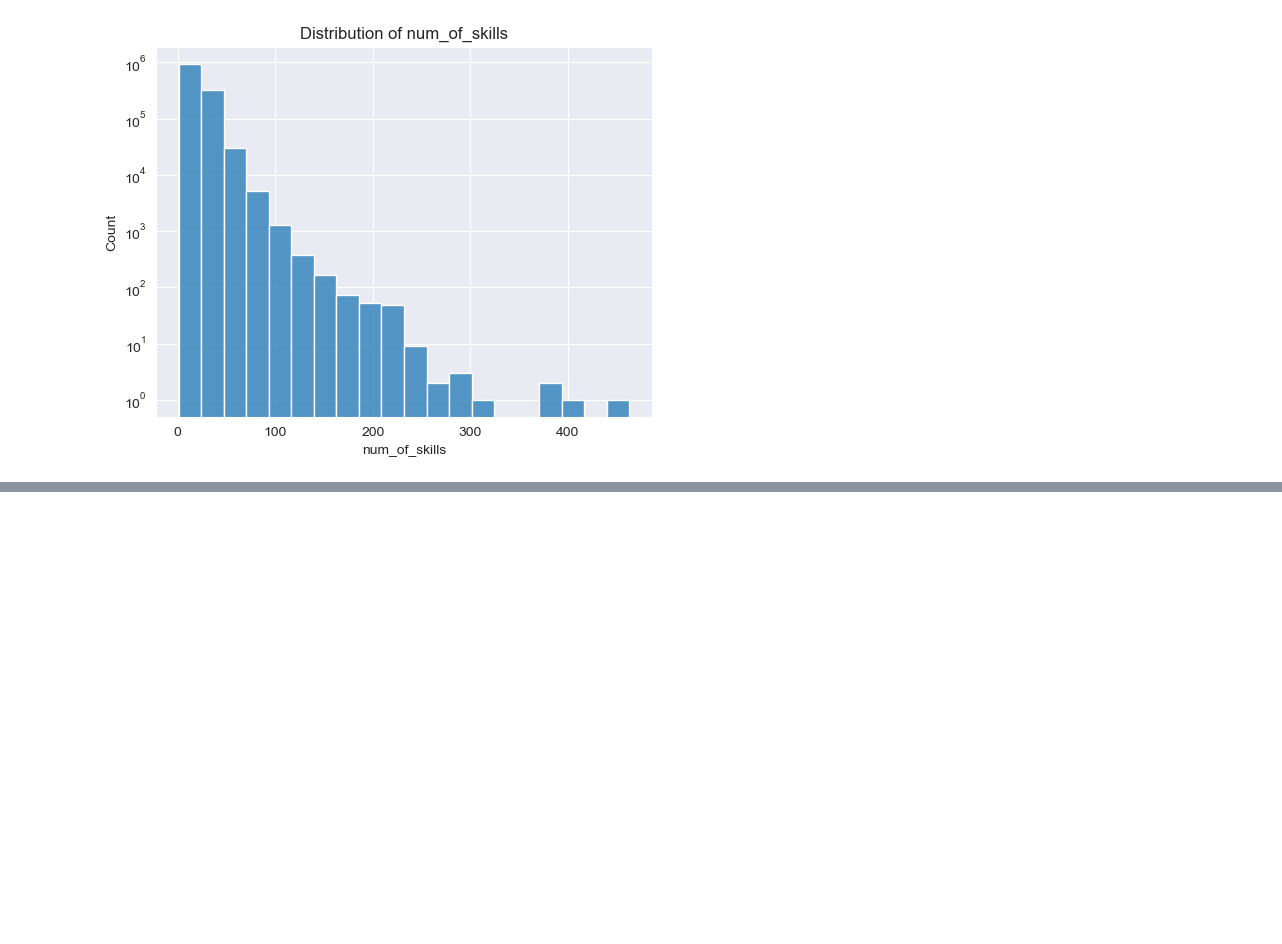
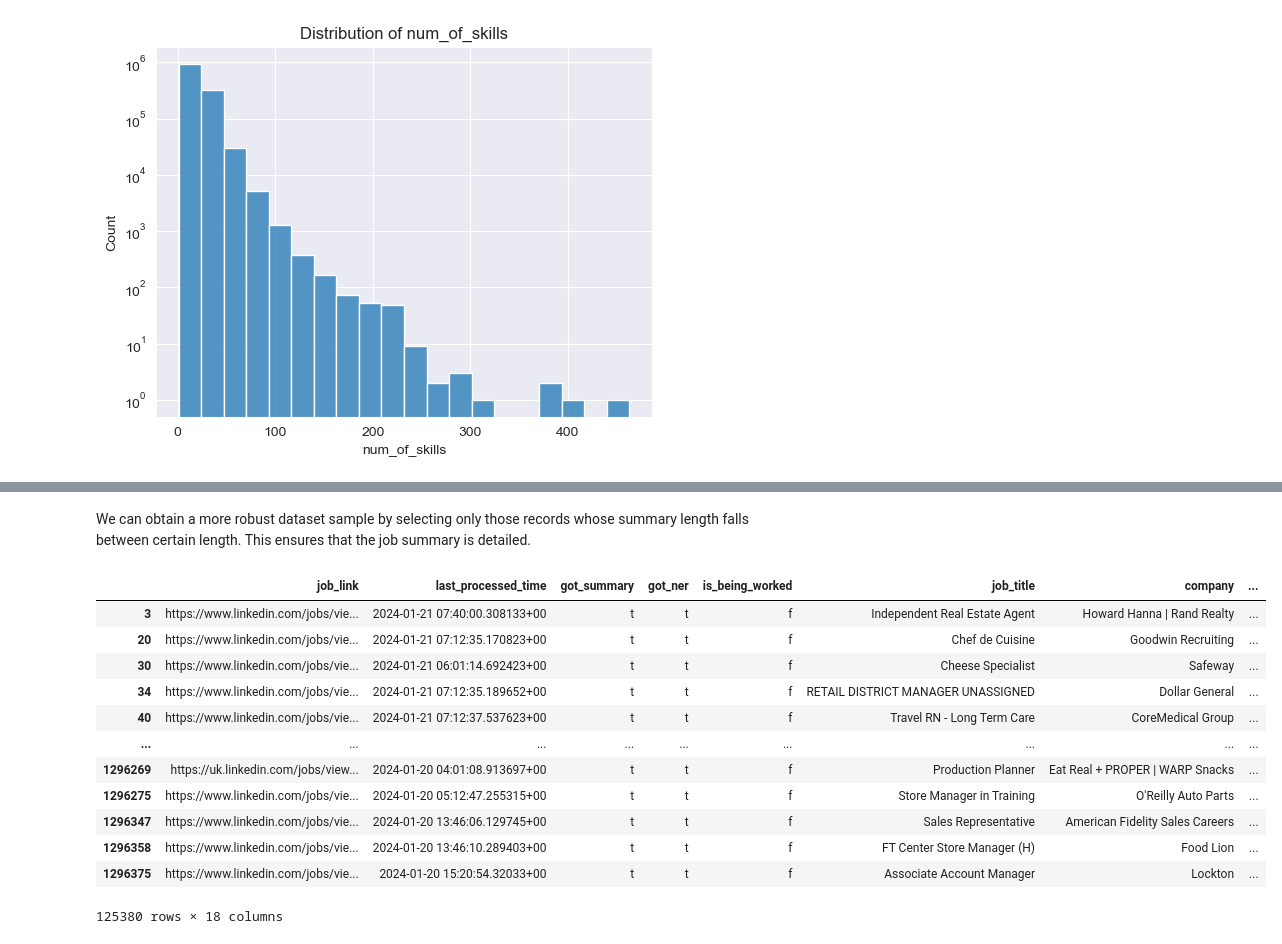
Before and after one commit to saideep-arikontham/Application_Ranking_System, a Jupyter notebook: src/EDA_linkedin_jd_skills_dataset.ipynb, the cells around one changed output, grey strips where cells are left out. Cells and saved outputs as stored; diff of their text form; code cells hidden in the pictures; blank space fills up the shorter version.

```diff
--- a/src/EDA_linkedin_jd_skills_dataset.ipynb
+++ b/src/EDA_linkedin_jd_skills_dataset.ipynb
@@ -370,0 +344,3 @@ df[df['job_title'].str.contains("Software Engineer")]
+# %%
+jobs = df['job_title'].value_counts()
+jobs
@@ -370,0 +363,5 @@ df[df['job_title'].str.contains("Software Engineer")]
+# %%
+#ignoring higly repetitive job titles and less frequent job titles
+#Selecting top 1500 most repetitive job titles
+titles_with_less_than_400_count = jobs[jobs.values<400].nlargest(1500)
+titles_with_less_than_400_count
@@ -370,0 +382,6 @@ df[df['job_title'].str.contains("Software Engineer")]
+# %%
+#Selecting those records where job titles have less than 400 cardinality
+selected_titles_df = df[df['job_title'].isin(titles_with_less_than_400_count.index)]
+
+#Creating summary_len column to understand the distribution
+selected_titles_df['summary_len'] = selected_titles_df['job_summary'].apply(lambda x: len(x)).copy()
@@ -370,0 +394,20 @@ df[df['job_title'].str.contains("Software Engineer")]
+# %% [markdown]
+We can obtain a more robust dataset sample by selecting only those records whose summary length falls between certain length. This ensures that the job summary is detailed.
+# %%
+#filtering to obtain records that have summary length >= 2000 and <= 7000
+selected_titles_df = selected_titles_df[(selected_titles_df['summary_len'] >= 2000) & (selected_titles_df['summary_len'] <= 7000)].copy()
+selected_titles_df
+# %% [output]
+|  | job_link | last_processed_time | got_summary | got_ner | is_being_worked | job_title | company | ... |
+| 3 | https://www.linkedin.com/jobs/vie... | 2024-01-21 07:40:00.308133+00 | t | t | f | Independent Real Estate Agent | Howard Hanna | Rand Realty | ... |
+| 20 | https://www.linkedin.com/jobs/vie... | 2024-01-21 07:12:35.170823+00 | t | t | f | Chef de Cuisine | Goodwin Recruiting | ... |
+| 30 | https://www.linkedin.com/jobs/vie... | 2024-01-21 06:01:14.692423+00 | t | t | f | Cheese Specialist | Safeway | ... |
+| 34 | https://www.linkedin.com/jobs/vie... | 2024-01-21 07:12:35.189652+00 | t | t | f | RETAIL DISTRICT MANAGER UNASSIGNED | Dollar General | ... |
+| 40 | https://www.linkedin.com/jobs/vie... | 2024-01-21 07:12:37.537623+00 | t | t | f | Travel RN - Long Term Care | CoreMedical Group | ... |
+| ... | ... | ... | ... | ... | ... | ... | ... | ... |
+| 1296269 | https://uk.linkedin.com/jobs/view... | 2024-01-20 04:01:08.913697+00 | t | t | f | Production Planner | Eat Real + PROPER | WARP Snacks | ... |
+| 1296275 | https://www.linkedin.com/jobs/vie... | 2024-01-20 05:12:47.255315+00 | t | t | f | Store Manager in Training | O'Reilly Auto Parts | ... |
+| 1296347 | https://www.linkedin.com/jobs/vie... | 2024-01-20 13:46:06.129745+00 | t | t | f | Sales Representative | American Fidelity Sales Careers | ... |
+| 1296358 | https://www.linkedin.com/jobs/vie... | 2024-01-20 13:46:10.289403+00 | t | t | f | FT Center Store Manager (H) | Food Lion | ... |
+| 1296375 | https://www.linkedin.com/jobs/vie... | 2024-01-20 15:20:54.32033+00 | t | t | f | Associate Account Manager | Lockton | ... |
+125380 rows × 18 columns
```
Also changed, not shown: parts of 10 cells of this notebook, 2 other files.
